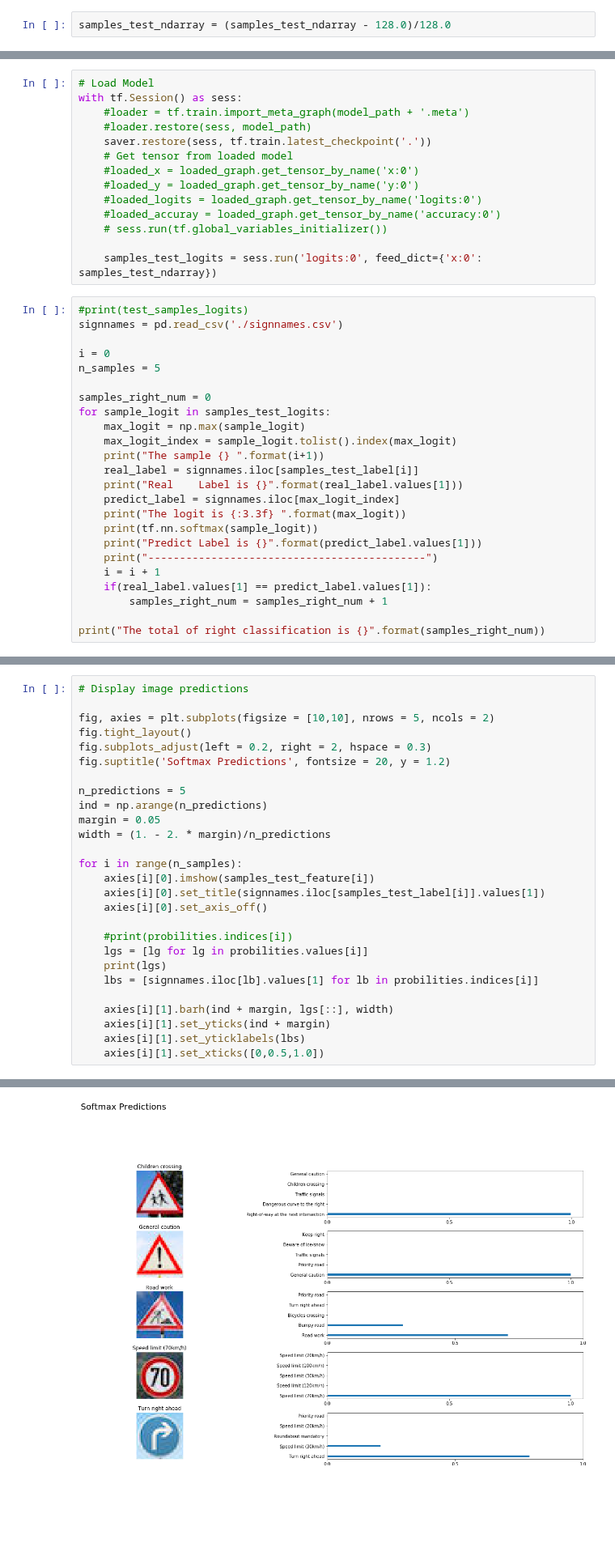
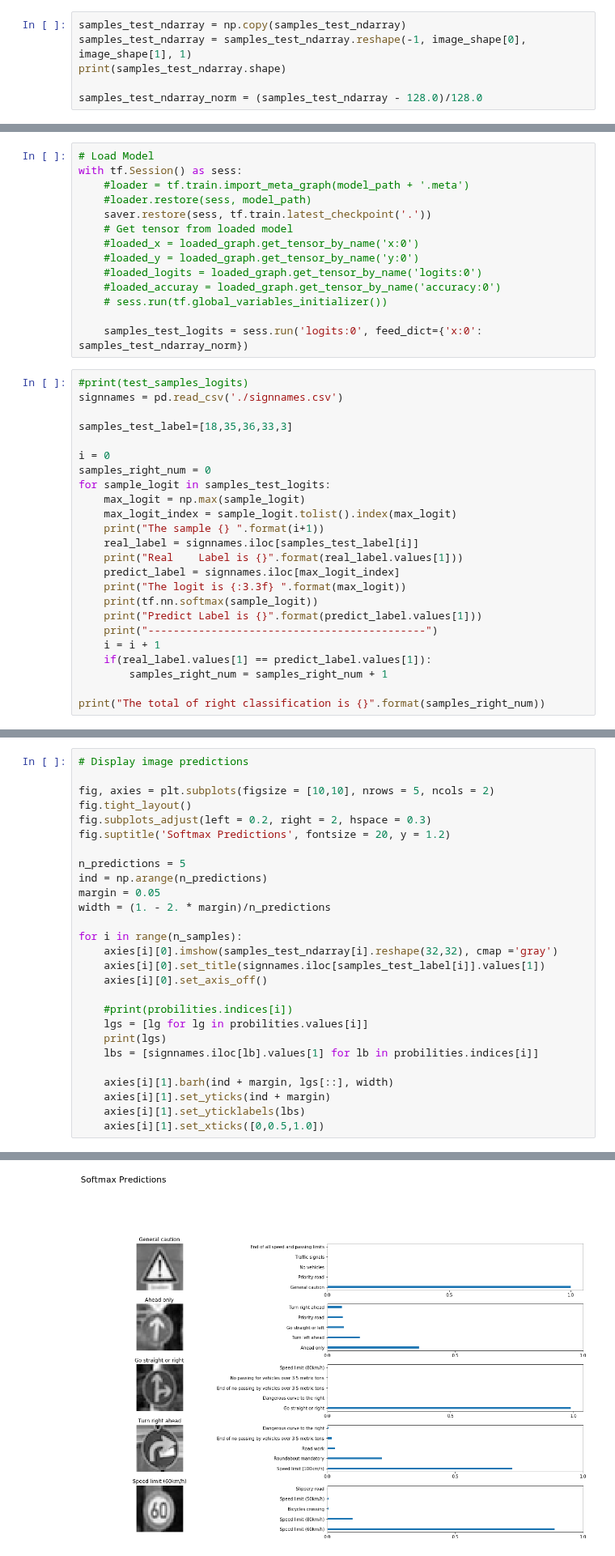
Before and after one commit to loopat/CarND-Traffic-Sign-Classifier-P2, a Jupyter notebook: .gitignore/Traffic_Sign_Classifier.ipynb, the cells around one changed output, grey strips where cells are left out. Shown at 81% size. Saved outputs shown, nothing was run; the diff lists cells and outputs as text; blank space fills up the shorter version.

```diff
--- a/.gitignore/Traffic_Sign_Classifier.ipynb
+++ b/.gitignore/Traffic_Sign_Classifier.ipynb
@@ -466,2 +571,6 @@ with tf.Session() as sess:
-# %%
-samples_test_ndarray = (samples_test_ndarray - 128.0)/128.0
+# %%
+samples_test_ndarray = np.copy(samples_test_ndarray)
+samples_test_ndarray = samples_test_ndarray.reshape(-1, image_shape[0], image_shape[1], 1)
+print(samples_test_ndarray.shape)
+
+samples_test_ndarray_norm = (samples_test_ndarray - 128.0)/128.0
@@ -478,14 +589,14 @@ with tf.Session() as sess:
     #loaded_accuray = loaded_graph.get_tensor_by_name('accuracy:0')
     # sess.run(tf.global_variables_initializer())
 
-    samples_test_logits = sess.run('logits:0', feed_dict={'x:0': samples_test_ndarray})
+    samples_test_logits = sess.run('logits:0', feed_dict={'x:0': samples_test_ndarray_norm})
 # %%
 #print(test_samples_logits)
 signnames = pd.read_csv('./signnames.csv')
 
+samples_test_label=[18,35,36,33,3]
+
 i = 0
-n_samples = 5
-
 samples_right_num = 0
 for sample_logit in samples_test_logits:
     max_logit = np.max(sample_logit)
@@ -605,7 +716,7 @@ margin = 0.05
 width = (1. - 2. * margin)/n_predictions
 
 for i in range(n_samples):
-    axies[i][0].imshow(samples_test_feature[i])
+    axies[i][0].imshow(samples_test_ndarray[i].reshape(32,32), cmap ='gray')
     axies[i][0].set_title(signnames.iloc[samples_test_label[i]].values[1])
     axies[i][0].set_axis_off()
 
@@ -627,4 +738,4 @@ for i in range(n_samples):
-[figure, old version]
+[figure, new version]
 # %% [markdown]
 ### Project Writeup
 
```
Also changed, not shown: parts of 25 cells of this notebook, 2 other files.
